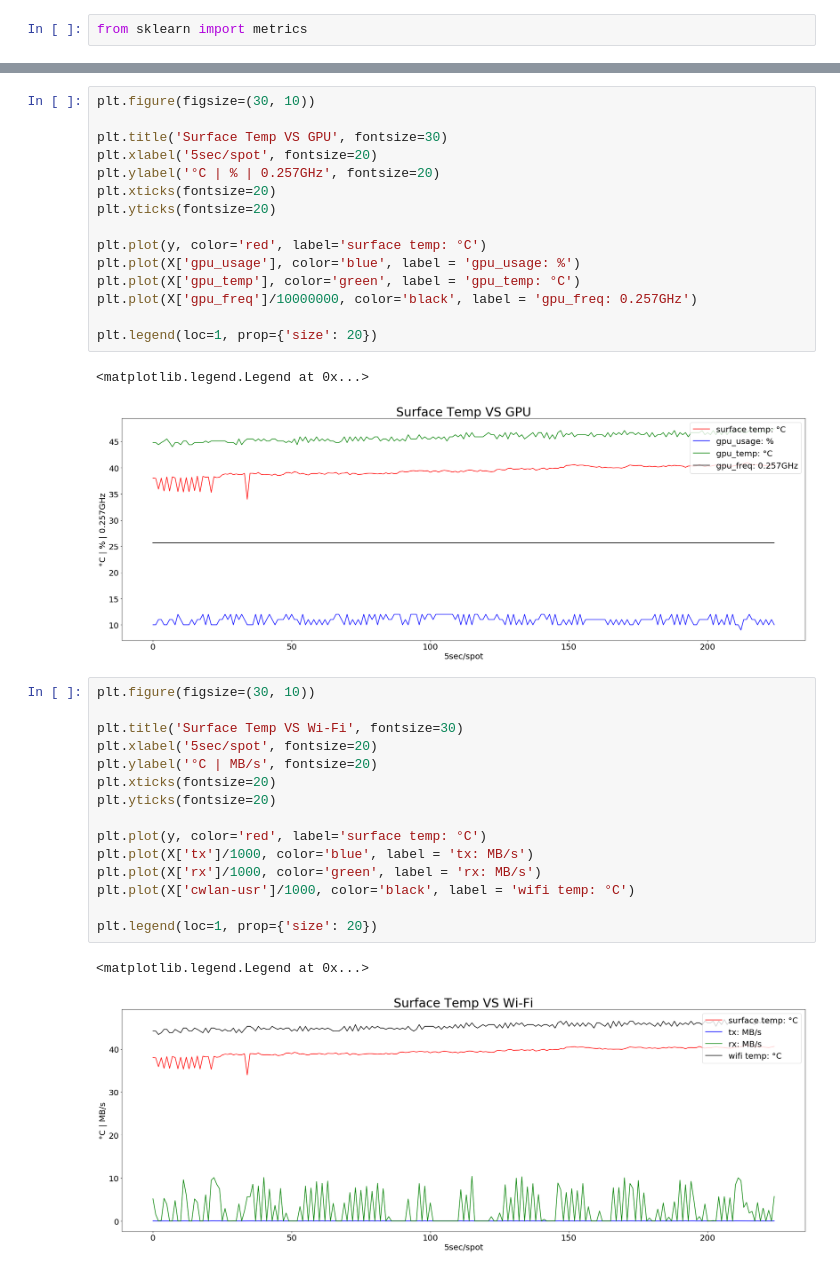
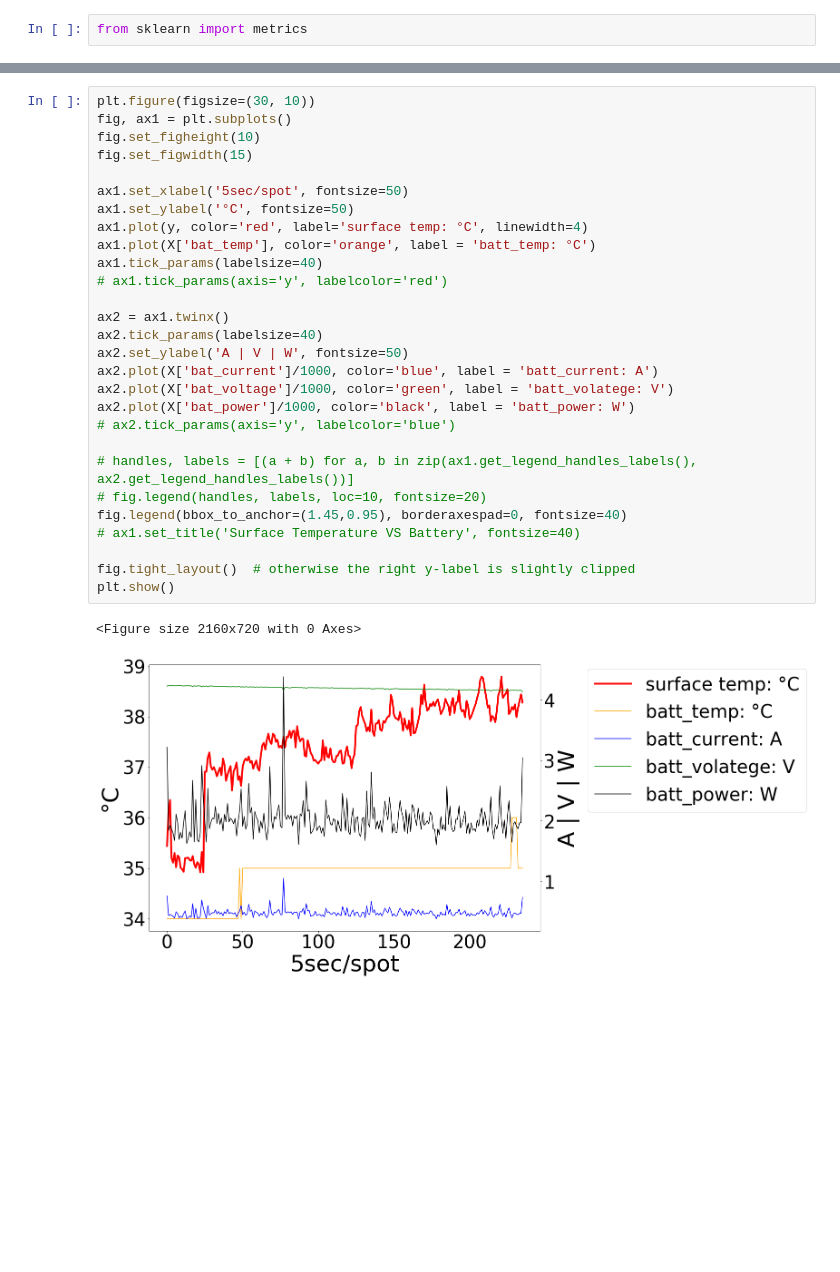
Before and after one commit to xzhan211/Smartphone_Data_Analysis, a Jupyter notebook: Statistic_Data_Preprocess_VR.ipynb, the cells around one changed output, grey strips where cells are left out. Drawn from its saved outputs; the diff is of its cells as text; blank space fills up the shorter version.

```diff
--- a/Statistic_Data_Preprocess_VR.ipynb
+++ b/Statistic_Data_Preprocess_VR.ipynb
@@ -794,36 +776,31 @@ plt.legend(loc=1, prop={'size': 20})
-# %%
-plt.figure(figsize=(30, 10))
-
-plt.title('Surface Temp VS GPU', fontsize=30)
-plt.xlabel('5sec/spot', fontsize=20)
-plt.ylabel('°C | % | 0.257GHz', fontsize=20)
-plt.xticks(fontsize=20)
-plt.yticks(fontsize=20)
-
-plt.plot(y, color='red', label='surface temp: °C')
-plt.plot(X['gpu_usage'], color='blue', label = 'gpu_usage: %')
-plt.plot(X['gpu_temp'], color='green', label = 'gpu_temp: °C')
-plt.plot(X['gpu_freq']/10000000, color='black', label = 'gpu_freq: 0.257GHz')
-
-plt.legend(loc=1, prop={'size': 20})
-# %% [output]
-<matplotlib.legend.Legend at 0x...>
-[figure, removed]
-# %%
-plt.figure(figsize=(30, 10))
-
-plt.title('Surface Temp VS Wi-Fi', fontsize=30)
-plt.xlabel('5sec/spot', fontsize=20)
-plt.ylabel('°C | MB/s', fontsize=20)
-plt.xticks(fontsize=20)
-plt.yticks(fontsize=20)
-
-plt.plot(y, color='red', label='surface temp: °C')
-plt.plot(X['tx']/1000, color='blue', label = 'tx: MB/s')
-plt.plot(X['rx']/1000, color='green', label = 'rx: MB/s')
-plt.plot(X['cwlan-usr']/1000, color='black', label = 'wifi temp: °C')
-
-plt.legend(loc=1, prop={'size': 20})
-# %% [output]
-<matplotlib.legend.Legend at 0x...>
-[figure, removed]
+# %%
+plt.figure(figsize=(30, 10))
+fig, ax1 = plt.subplots()
+fig.set_figheight(10)
+fig.set_figwidth(15)
+
+ax1.set_xlabel('5sec/spot', fontsize=50)
+ax1.set_ylabel('°C', fontsize=50)
+ax1.plot(y, color='red', label='surface temp: °C', linewidth=4)
+ax1.plot(X['bat_temp'], color='orange', label = 'batt_temp: °C')
+ax1.tick_params(labelsize=40)
+# ax1.tick_params(axis='y', labelcolor='red')
+
+ax2 = ax1.twinx()
+ax2.tick_params(labelsize=40)
+ax2.set_ylabel('A | V | W', fontsize=50)
+ax2.plot(X['bat_current']/1000, color='blue', label = 'batt_current: A')
+ax2.plot(X['bat_voltage']/1000, color='green', label = 'batt_volatege: V')
+ax2.plot(X['bat_power']/1000, color='black', label = 'batt_power: W')
+# ax2.tick_params(axis='y', labelcolor='blue')
+
+# handles, labels = [(a + b) for a, b in zip(ax1.get_legend_handles_labels(), ax2.get_legend_handles_labels())]
+# fig.legend(handles, labels, loc=10, fontsize=20)
+fig.legend(bbox_to_anchor=(1.45,0.95), borderaxespad=0, fontsize=40)
+# ax1.set_title('Surface Temperature VS Battery', fontsize=40)
+
+fig.tight_layout()  # otherwise the right y-label is slightly clipped
+plt.show()
+# %% [output]
+<Figure size 2160x720 with 0 Axes>
+[figure, added]
```
Also changed, not shown: parts of 50 cells of this notebook, 1 other file.
